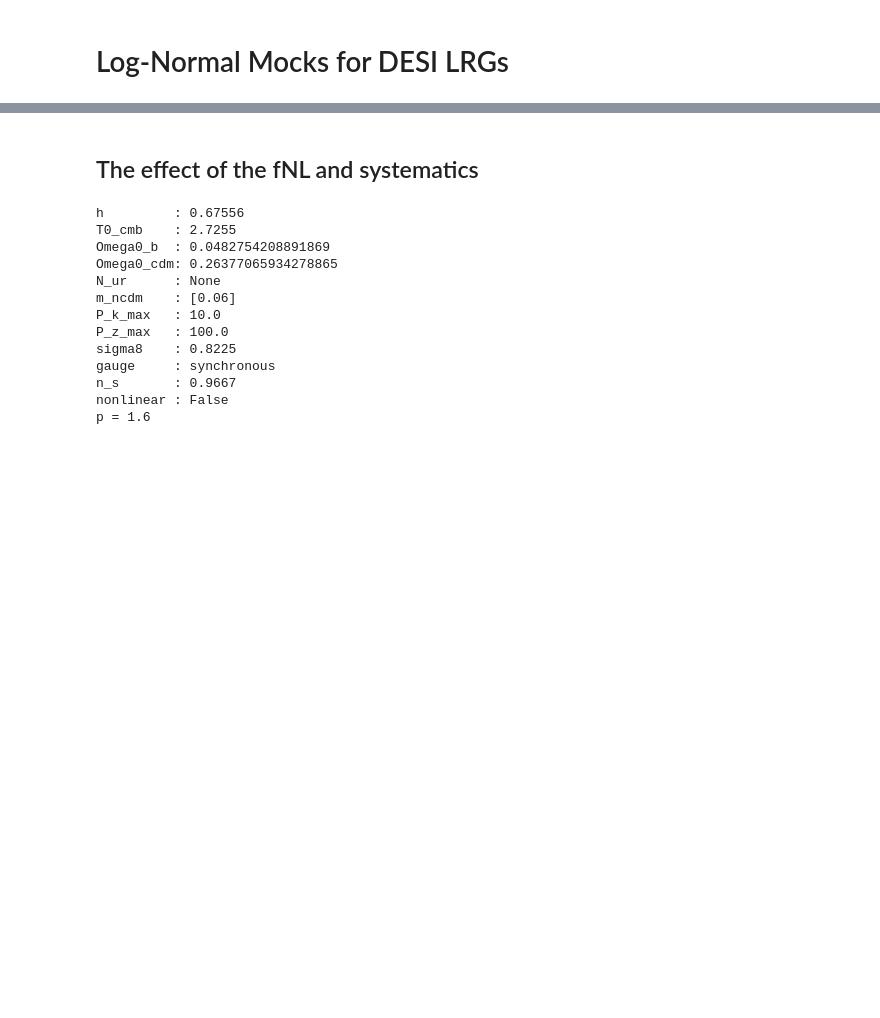
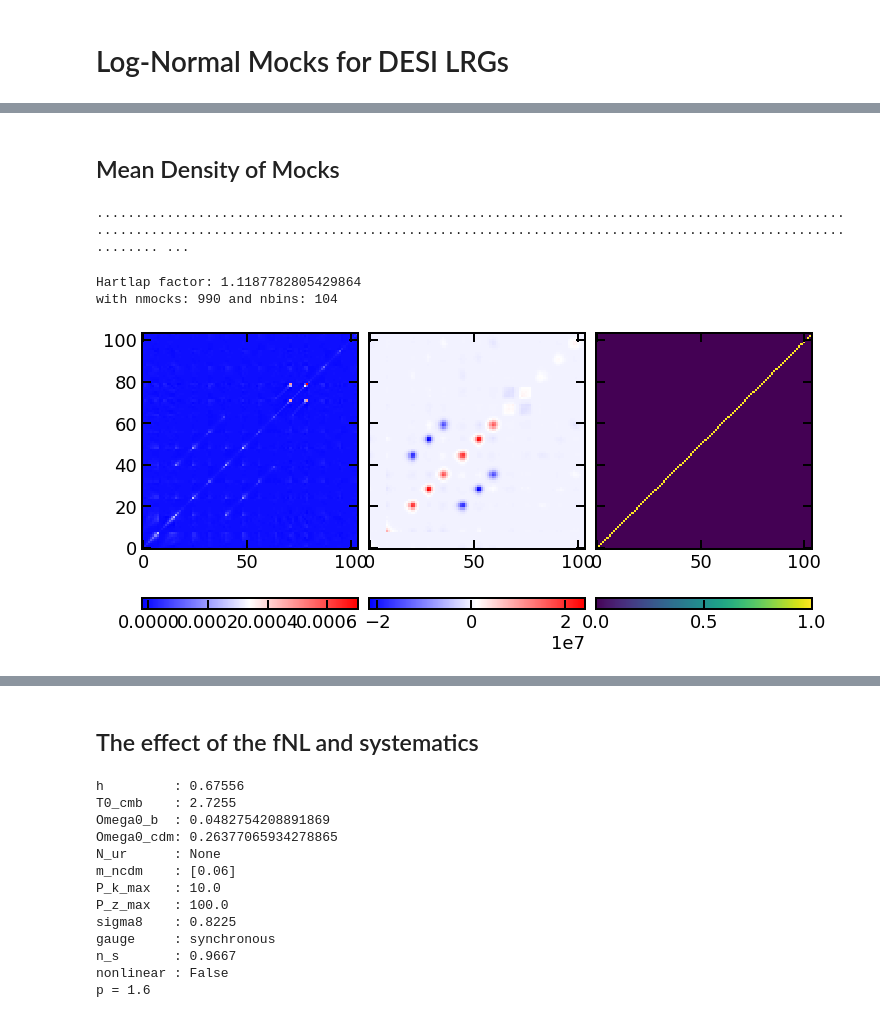
Before and after one commit to mehdirezaie/LSSutils, a Jupyter notebook: notebooks/desi/LognormalFlask.ipynb, the cells around one changed output, grey strips where cells are left out. Cells and saved outputs as stored; diff of their text form; code cells hidden in the pictures; blank space fills up the shorter version.

Commit message:
lognormal mock mean density and rm seaborn dependency

```diff
--- a/notebooks/desi/LognormalFlask.ipynb
+++ b/notebooks/desi/LognormalFlask.ipynb
@@ -16,3 +20,33 @@ from lssutils.io import read_nbmocks, read_nnbar, read_clx, read_clxmocks
 from lssutils.theory.cell import (dNdz_model, init_sample, Spectrum)
 # %%
 setup_color()
+# %% [markdown]
+## Mean Density of Mocks
+# %%
+nbar_list = [f'/fs/ess/PHS0336/data/lognormal/v0/clustering/nbarmock_{i}_lrg_bmzls_256_noweight.npy'\
+            for i in range(11, 1001)]
+# %%
+nbar_mocks = read_nbmocks(nbar_list)
+# %% [output]
+........................................................................................................................................................................................................ ...
+# %%
+invcov, covmax = get_inv(nbar_mocks, True)
+# %% [output]
+Hartlap factor: 1.1187782805429864
+with nmocks: 990 and nbins: 104
+# %%
+fg, ax = plt.subplots(ncols=3, figsize=(12, 6), sharey=True)
+fg.subplots_adjust(wspace=0.05, hspace=0.0)
+
+map0 = ax[0].imshow(covmax, origin='lower', cmap=plt.cm.bwr)#, vmin=-2.0e-5, vmax=2.0e-5)
+fg.colorbar(map0, ax=ax[0], orientation='horizontal',)# ticks=[-1.0e-5, 0, 1.0e-5], shrink=0.5)
+
+map1 = ax[1].imshow(invcov, origin='lower', cmap=plt.cm.bwr)#, vmin=-2.0e6, vmax=2.0e6,)
+fg.colorbar(map1, ax=ax[1], orientation='horizontal')#, shrink=0.5, ticks=[-1.0e6, 0, 1.0e6])
+
+
+map2 = ax[2].imshow(covmax.dot(invcov), origin='lower', cmap=plt.cm.viridis)#, vmin=0, vmax=2.0)
+fg.colorbar(map2, ax=ax[2], orientation='horizontal',)# ticks=[0., 1, 2.0], shrink=0.5)
+plt.show()
+# %% [output]
+[figure, added]
```
Also changed, not shown: parts of 9 cells of this notebook, 4 other files.
